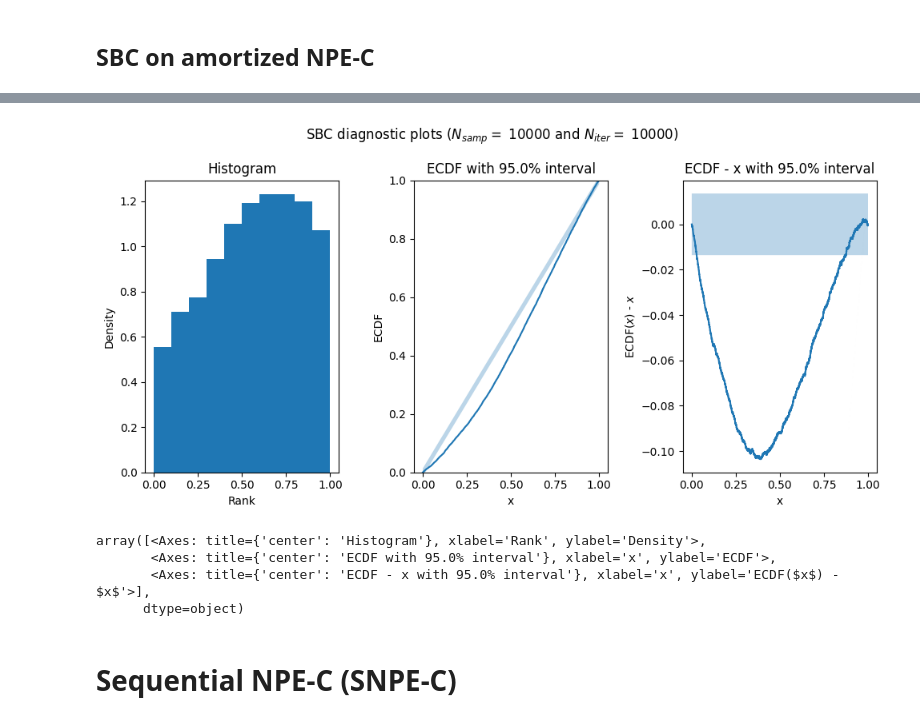
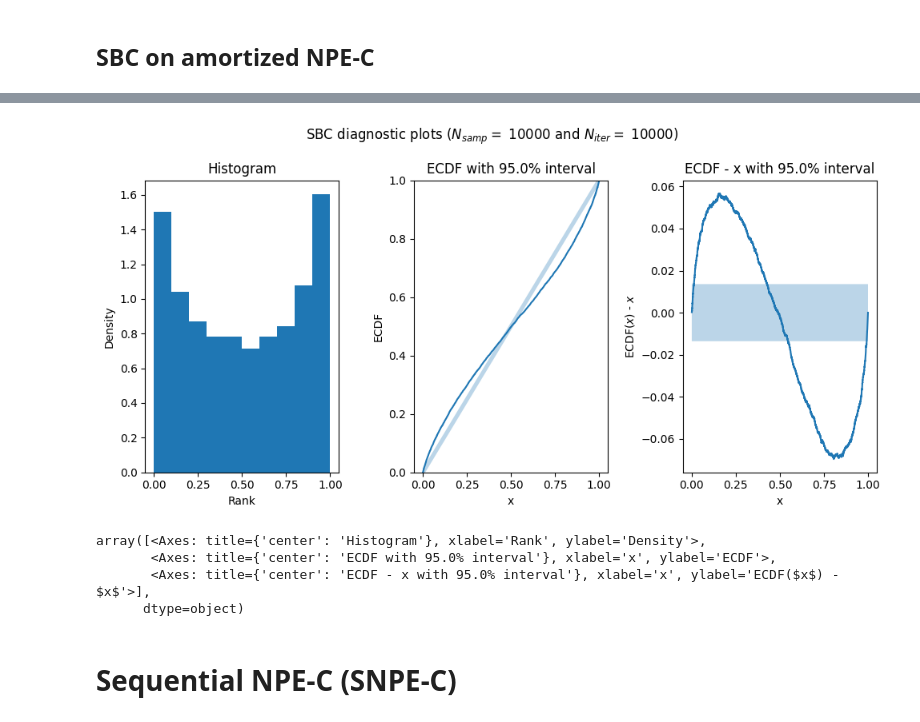
Before and after one commit to kaisamaroo/SBC-SBI, a Jupyter notebook: notebooks/toy_examples/unif_norm/npe_c.ipynb, the cells around one changed output, grey strips where cells are left out. Drawn from its saved outputs; the diff is of its cells as text; code cells hidden in the pictures.

```diff
--- a/notebooks/toy_examples/unif_norm/npe_c.ipynb
+++ b/notebooks/toy_examples/unif_norm/npe_c.ipynb
@@ -195,3 +20,20 @@ Plot amortized posterior approximation for different $x_\text{observed}$.
+# %%
+multiple_amortized_posteriors_ID = 0
+multiple_amortized_posteriors_name = f"multiple_amortized_posteriors_dict{multiple_amortized_posteriors_ID}"
+path_to_multiple_amortized_posteriors = results_path + multiple_amortized_posteriors_name + ".pkl"
+
+# Load dictionary of posteriors, density estimators, and configs
+with open(path_to_multiple_amortized_posteriors, "rb") as f:
+    multiple_amortized_posteriors_dict = pickle.load(f)
+
+multiple_amortized_posteriors_list = multiple_amortized_posteriors_dict["amortized_posteriors"]
+multiple_amortized_posteriors_configs_list = multiple_amortized_posteriors_dict["configs"]
+multiple_amortized_posteriors_density_estimators_list = multiple_amortized_posteriors_dict["density_estimators"]
+
+L = multiple_amortized_posteriors_configs_list[0]["L"]
+U = multiple_amortized_posteriors_configs_list[0]["U"]
+d = multiple_amortized_posteriors_configs_list[0]["d"]
+sigma = multiple_amortized_posteriors_configs_list[0]["sigma"]
 # %%
 x_observed = 0.8
 num_plotting_samples = 10000
@@ -269,3 +180,28 @@ plt.show()
 [figure]
 # %% [markdown]
 ## SBC on amortized NPE-C
+# %%
+amortized_sbc_ID = 0
+amortized_sbc_amortized_posterior_ID = 0
+
+# Load pre-trained amortized sbc ranks
+amortized_ranks_name = f"amortized_sbc_ranks{amortized_sbc_ID}_amortized_posterior{amortized_sbc_amortized_posterior_ID}"
+path_to_amortized_ranks = results_path + amortized_ranks_name + ".npy"
+path_to_amortized_ranks_config = results_path + amortized_ranks_name + ".yaml"
+path_to_amortized_ranks_simulations = results_path + amortized_ranks_name + "_simulations" + ".npz"
+
+# Load sbc ranks
+amortized_ranks = np.load(path_to_amortized_ranks)
+
+# Load config
+with open(path_to_amortized_ranks_config, "r") as f:
+    amortized_ranks_config = yaml.safe_load(f)
+
+# Load samples
+amortized_ranks_simulations = np.load(path_to_amortized_ranks_simulations)
+
+N_iter = amortized_ranks_config["N_iter"]
+N_samp = amortized_ranks_config["N_samp"]
+
+print(f"Amortized SBC config:")
+amortized_ranks_config
@@ -272,8 +219,8 @@ plt.show()
 # %%
 # Plot amortized ranks
-plot_sbc_all(ranks=amortized_ranks, N_samp=amortized_ranks_N_samp)
+plot_sbc_all(ranks=amortized_ranks, N_samp=N_samp)
 # %% [output]
-[figure, old version]
+[figure, new version]
 array([<Axes: title={'center': 'Histogram'}, xlabel='Rank', ylabel='Density'>,
        <Axes: title={'center': 'ECDF with 95.0% interval'}, xlabel='x', ylabel='ECDF'>,
        <Axes: title={'center': 'ECDF - x with 95.0% interval'}, xlabel='x', ylabel='ECDF($x$) - $x$'>],
```
Also changed, not shown: parts of 25 cells of this notebook, 31 other files.
